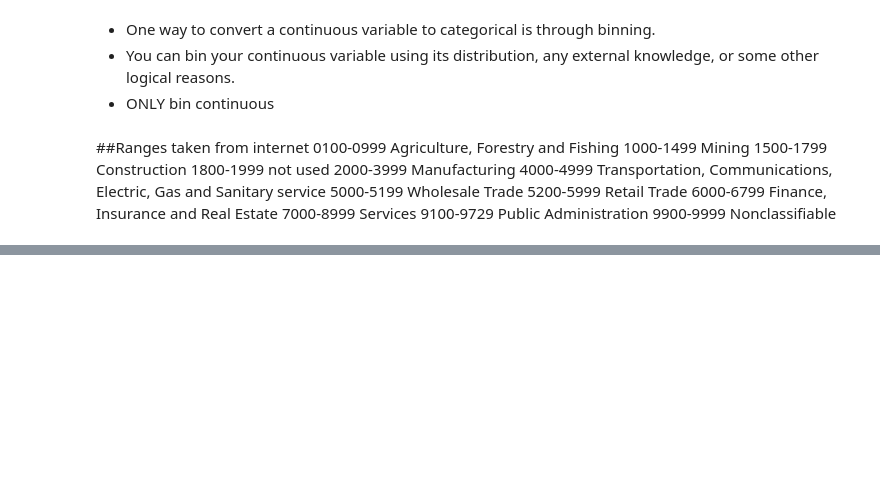
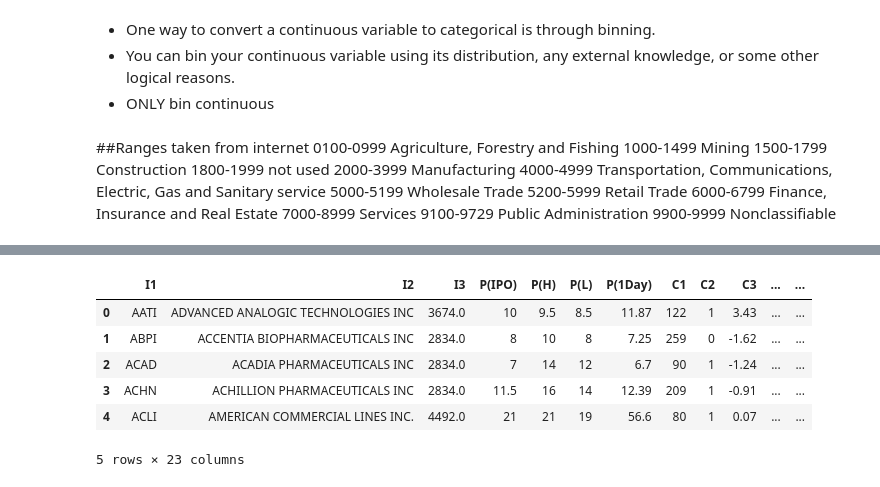
Before and after one commit to fairfield-university-ba545/project1-mem, a Jupyter notebook: MarcusNordgard_notebook_MK.ipynb, the cells around one changed output, grey strips where cells are left out. Saved outputs shown, nothing was run; the diff lists cells and outputs as text; code cells hidden in the pictures; blank space fills up the shorter version.

```diff
--- a/MarcusNordgard_notebook_MK.ipynb
+++ b/MarcusNordgard_notebook_MK.ipynb
@@ -173,3 +273,40 @@ data.info()
+# %%
+def assign_bins(I3):
+    if (I3 >= 100) and (I3 <= 999):
+        return(1)
+    if (I3 >= 1000) and (I3 <= 1499):
+        return(2)
+    if (I3 >= 1500) and (I3 <= 1799):
+        return(3)
+    if (I3 >= 2000) and (I3 <= 3999):
+        return(4)
+    if (I3 >= 4000) and (I3 <= 4999):
+        return(5)
+    if (I3 >= 5000) and (I3 <= 5199):
+        return(6)
+    if (I3 >= 5200) and (I3 <= 5999):
+        return(7)
+    if (I3 >= 6000) and (I3 <= 6799):
+        return(8)
+    if (I3 >= 7000) and (I3 <= 8999):
+        return(9)
+    if (I3 >= 9100) and (I3 <= 9729):
+        return(10)
+    if (I3 >= 9900) and (I3 <= 9999):
+        return(11)
+    else:
+        return(0)
+
+data['bins'] = data['I3'].apply(assign_bins)
+data.head()
+# %% [output]
+|  | I1 | I2 | I3 | P(IPO) | P(H) | P(L) | P(1Day) | C1 | C2 | C3 | ... | ... |
+| 0 | AATI | ADVANCED ANALOGIC TECHNOLOGIES INC | 3674.0 | 10 | 9.5 | 8.5 | 11.87 | 122 | 1 | 3.43 | ... | ... |
+| 1 | ABPI | ACCENTIA BIOPHARMACEUTICALS INC | 2834.0 | 8 | 10 | 8 | 7.25 | 259 | 0 | -1.62 | ... | ... |
+| 2 | ACAD | ACADIA PHARMACEUTICALS INC | 2834.0 | 7 | 14 | 12 | 6.7 | 90 | 1 | -1.24 | ... | ... |
+| 3 | ACHN | ACHILLION PHARMACEUTICALS INC | 2834.0 | 11.5 | 16 | 14 | 12.39 | 209 | 1 | -0.91 | ... | ... |
+| 4 | ACLI | AMERICAN COMMERCIAL LINES INC. | 4492.0 | 21 | 21 | 19 | 56.6 | 80 | 1 | 0.07 | ... | ... |
+5 rows × 23 columns
 # %%
 #2000-3999	Manufacturing
 def assign_bins(I3):
```
Also changed, not shown: parts of 18 cells of this notebook.
